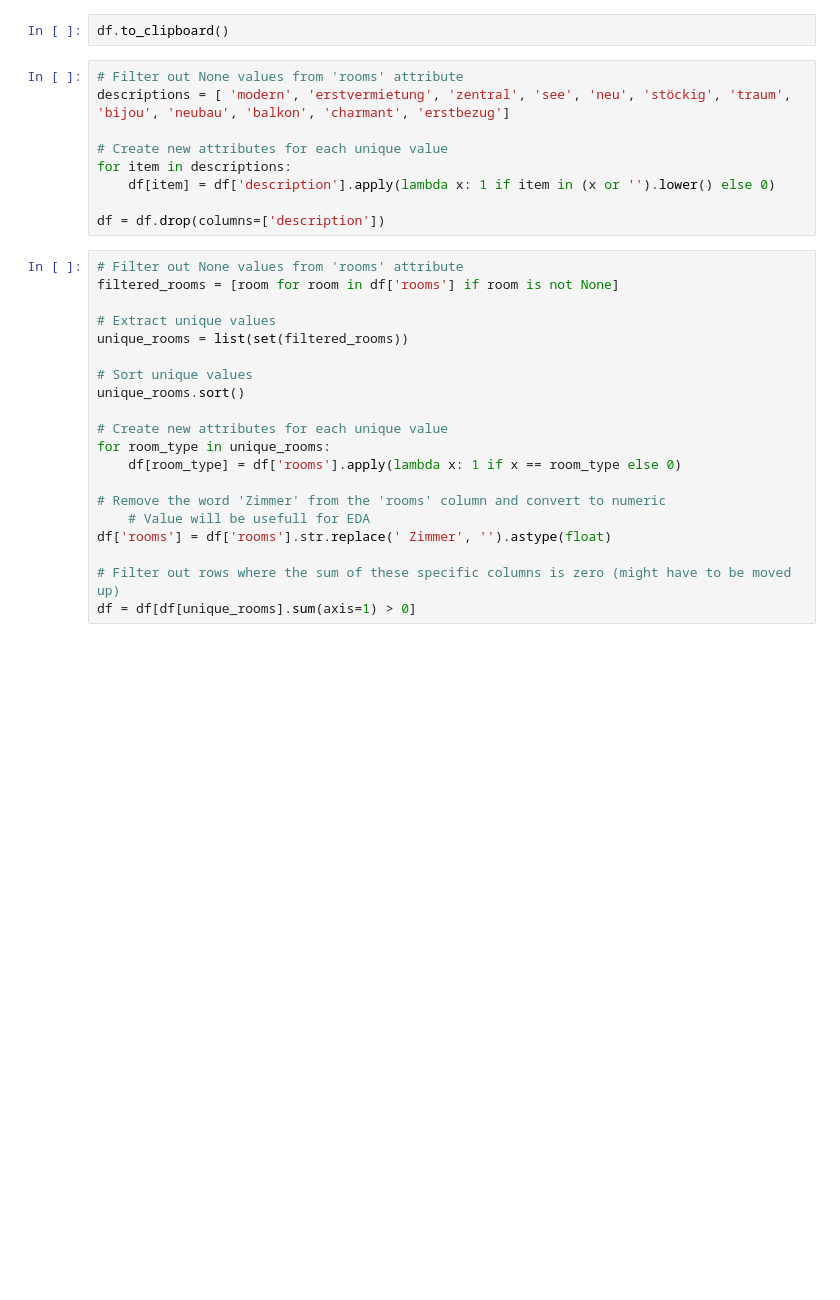
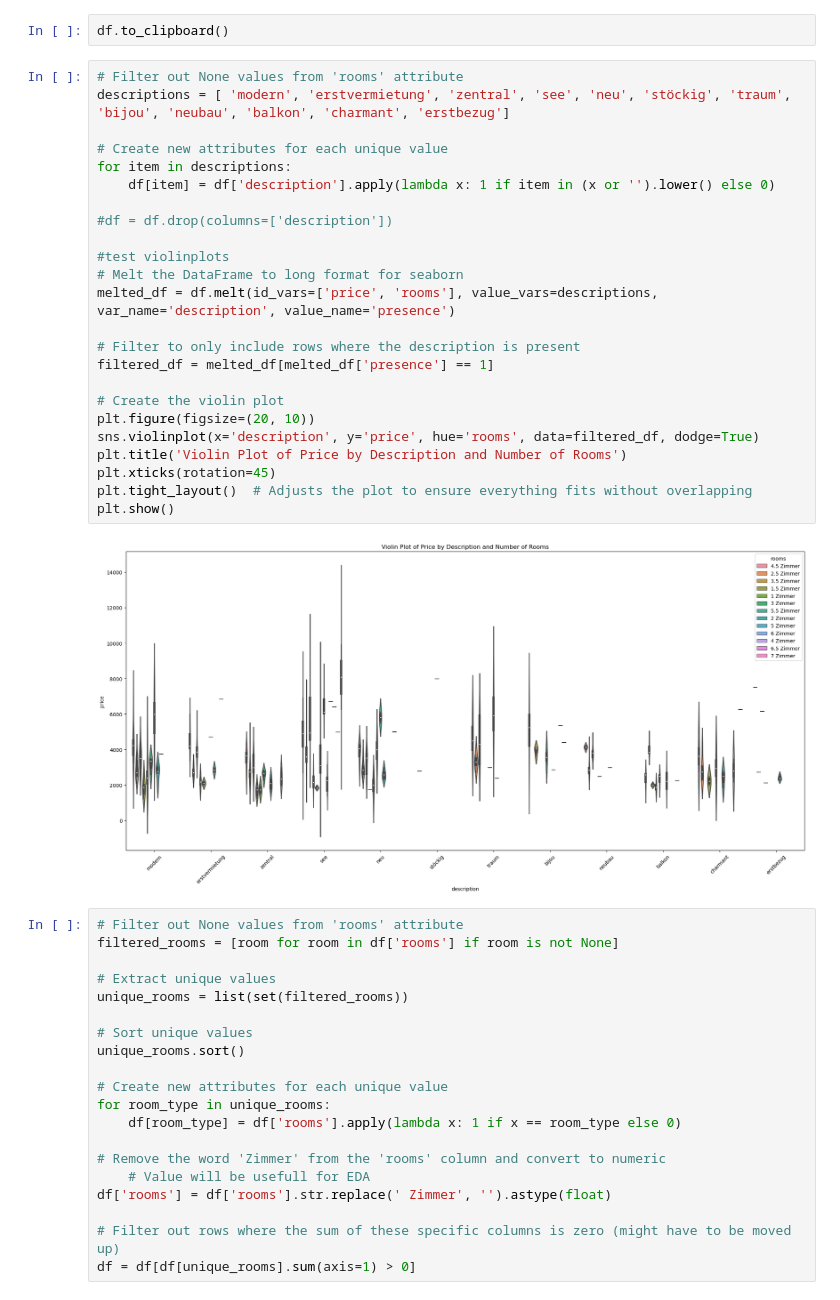
Before and after one commit to Giginio/mlp, a Jupyter notebook: 2_DecisionTreeRegressor.ipynb, the cells around one changed output. Drawn from its saved outputs; the diff is of its cells as text; blank space fills up the shorter version.

```diff
--- a/2_DecisionTreeRegressor.ipynb
+++ b/2_DecisionTreeRegressor.ipynb
@@ -59,12 +59,29 @@ df.to_clipboard()
 # %%
 # Filter out None values from 'rooms' attribute
 descriptions = [ 'modern', 'erstvermietung', 'zentral', 'see', 'neu', 'stöckig', 'traum', 'bijou', 'neubau', 'balkon', 'charmant', 'erstbezug']
 
 # Create new attributes for each unique value
 for item in descriptions:
     df[item] = df['description'].apply(lambda x: 1 if item in (x or '').lower() else 0)
 
-df = df.drop(columns=['description'])
+#df = df.drop(columns=['description'])
+
+#test violinplots
+# Melt the DataFrame to long format for seaborn
+melted_df = df.melt(id_vars=['price', 'rooms'], value_vars=descriptions, var_name='description', value_name='presence')
+
+# Filter to only include rows where the description is present
+filtered_df = melted_df[melted_df['presence'] == 1]
+
+# Create the violin plot
+plt.figure(figsize=(20, 10))
+sns.violinplot(x='description', y='price', hue='rooms', data=filtered_df, dodge=True)
+plt.title('Violin Plot of Price by Description and Number of Rooms')
+plt.xticks(rotation=45)
+plt.tight_layout()  # Adjusts the plot to ensure everything fits without overlapping
+plt.show()
+# %% [output]
+[figure, added]
 # %%
 # Filter out None values from 'rooms' attribute
 filtered_rooms = [room for room in df['rooms'] if room is not None]
```
Also changed, not shown: parts of 11 cells of this notebook, 1 other file.
